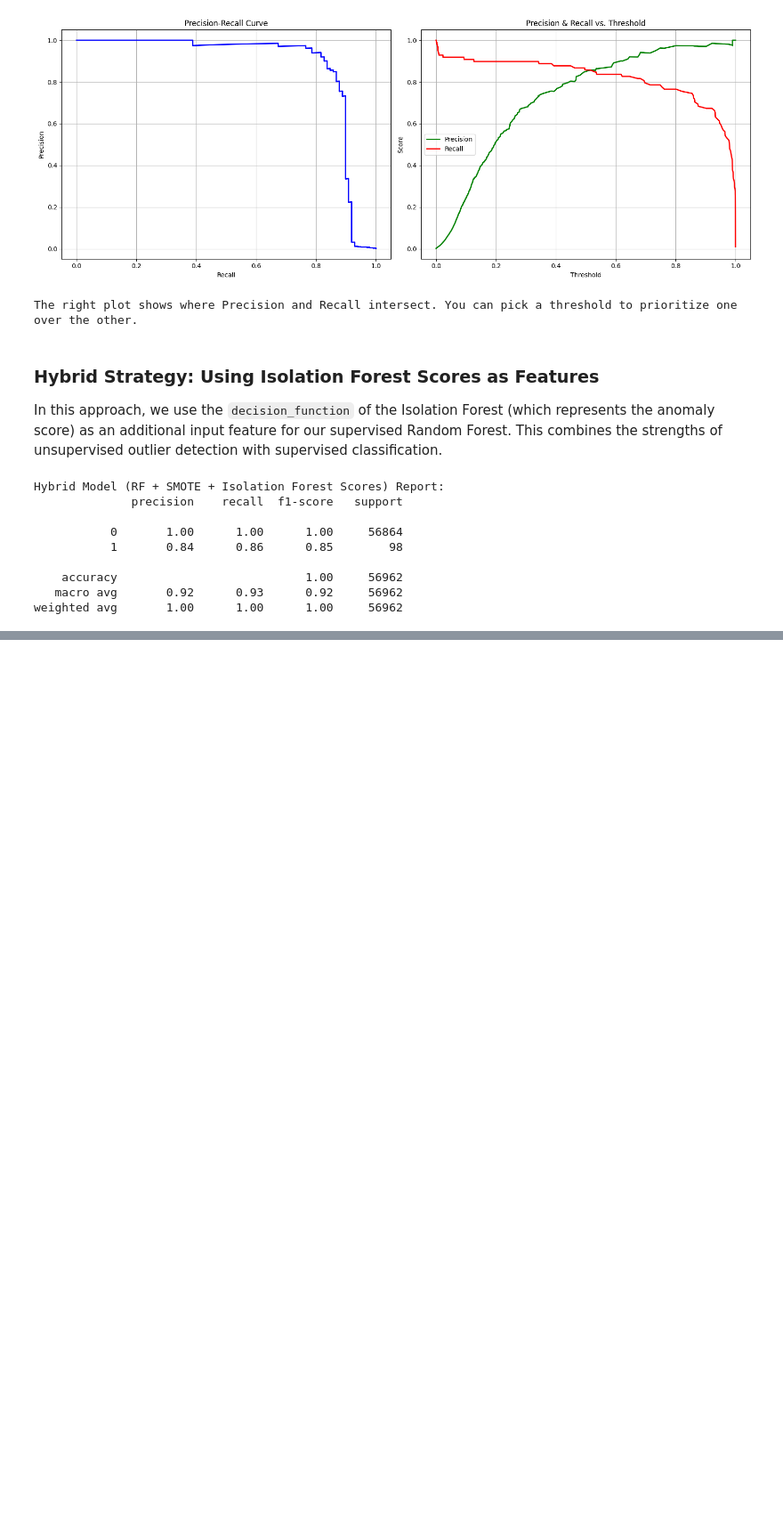
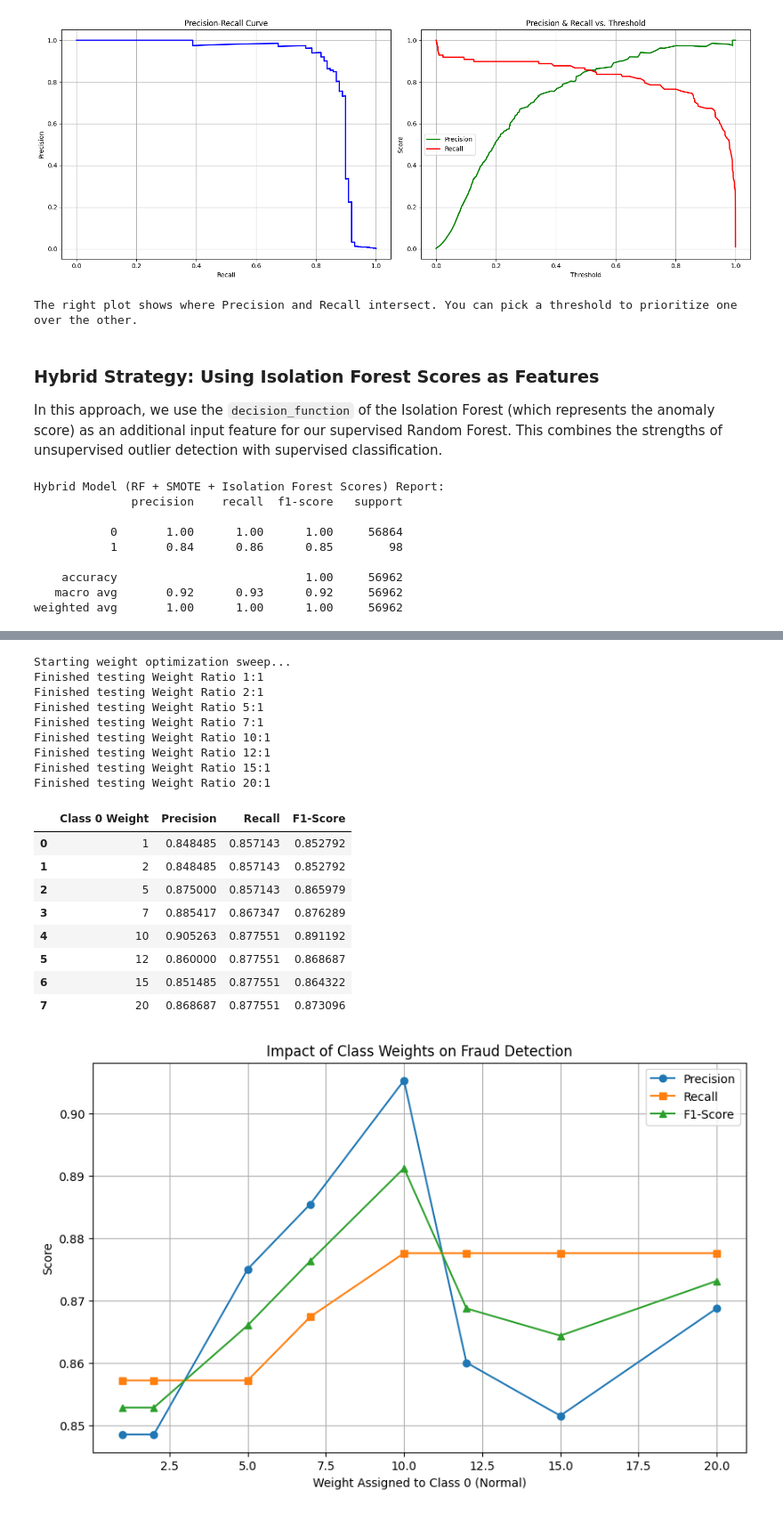
Before and after one commit to mayankagg2001/Anomaly-Detection, a Jupyter notebook: Anomaly_detection.ipynb, the cells around one changed output, grey strips where cells are left out. Shown at 89% size. Drawn from its saved outputs; the diff is of its cells as text; code cells hidden in the pictures; blank space fills up the shorter version.

```diff
--- a/Anomaly_detection.ipynb
+++ b/Anomaly_detection.ipynb
@@ -949,3 +1040,75 @@ weighted avg       1.00      1.00      1.00     56962
+# %%
+import pandas as pd
+import matplotlib.pyplot as plt
+from sklearn.ensemble import RandomForestClassifier
+from sklearn.metrics import precision_score, recall_score, f1_score
+
+# We will test different weights for Class 0 (Normal Transactions)
+# Class 1 (Fraud) weight will stay at 1
+weight_options = [1, 2, 5, 7, 10, 12, 15, 20]
+weight_results = []
+
+print("Starting weight optimization sweep...")
+
+for w0 in weight_options:
+    current_weights = {0: w0, 1: 1}
+
+    # Using the same optimized parameters and the SMOTE-balanced training data
+    rf_sweep = RandomForestClassifier(
+        n_estimators=50, # Reduced estimators for faster sweep
+        max_depth=15,
+        min_samples_leaf=2,
+        class_weight=current_weights,
+        random_state=42,
+        n_jobs=-1
+    )
+
+    rf_sweep.fit(X_train_final, y_train_final)
+    y_sweep_pred = rf_sweep.predict(X_test)
+
+    weight_results.append({
+        'Class 0 Weight': w0,
+        'Precision': precision_score(y_test, y_sweep_pred),
+        'Recall': recall_score(y_test, y_sweep_pred),
+        'F1-Score': f1_score(y_test, y_sweep_pred)
+    })
+    print(f"Finished testing Weight Ratio {w0}:1")
+
+# Create a results DataFrame
+weight_df = pd.DataFrame(weight_results)
+display(weight_df)
+
+# Visualize the trade-off
+plt.figure(figsize=(10, 6))
+plt.plot(weight_df['Class 0 Weight'], weight_df['Precision'], marker='o', label='Precision')
+plt.plot(weight_df['Class 0 Weight'], weight_df['Recall'], marker='s', label='Recall')
+plt.plot(weight_df['Class 0 Weight'], weight_df['F1-Score'], marker='^', label='F1-Score')
+plt.xlabel('Weight Assigned to Class 0 (Normal)')
+plt.ylabel('Score')
+plt.title('Impact of Class Weights on Fraud Detection')
+plt.legend()
+plt.grid(True)
+plt.show()
+# %% [output]
+Starting weight optimization sweep...
+Finished testing Weight Ratio 1:1
+Finished testing Weight Ratio 2:1
+Finished testing Weight Ratio 5:1
+Finished testing Weight Ratio 7:1
+Finished testing Weight Ratio 10:1
+Finished testing Weight Ratio 12:1
+Finished testing Weight Ratio 15:1
+Finished testing Weight Ratio 20:1
+|  | Class 0 Weight | Precision | Recall | F1-Score |
+| 0 | 1 | 0.848485 | 0.857143 | 0.852792 |
+| 1 | 2 | 0.848485 | 0.857143 | 0.852792 |
+| 2 | 5 | 0.875000 | 0.857143 | 0.865979 |
+| 3 | 7 | 0.885417 | 0.867347 | 0.876289 |
+| 4 | 10 | 0.905263 | 0.877551 | 0.891192 |
+| 5 | 12 | 0.860000 | 0.877551 | 0.868687 |
+| 6 | 15 | 0.851485 | 0.877551 | 0.864322 |
+| 7 | 20 | 0.868687 | 0.877551 | 0.873096 |
+[figure, added]
 # %% [markdown]
 # Summary of Anomaly Detection Results
 
```
Also changed, not shown: parts of 6 cells of this notebook.
